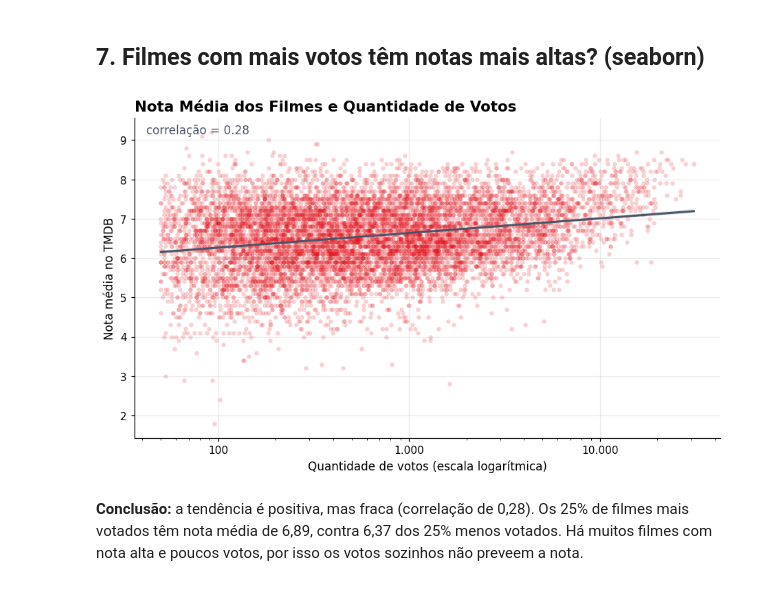
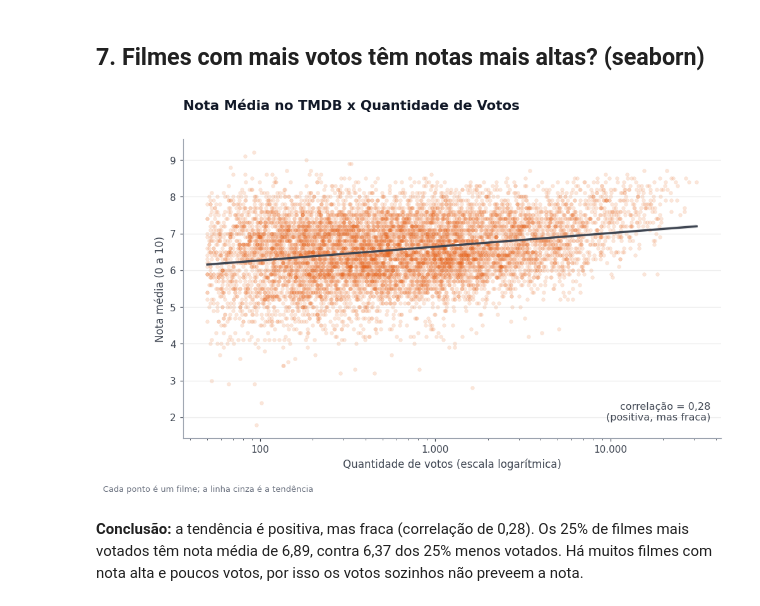
Before and after one commit to Mv1xx/Project_DataViz, a Jupyter notebook: notebooks/02_graficos.ipynb, the cells around one changed output. Saved outputs shown, nothing was run; the diff lists cells and outputs as text; code cells hidden in the pictures.

```diff
--- a/notebooks/02_graficos.ipynb
+++ b/notebooks/02_graficos.ipynb
@@ -6,12 +6,21 @@ import numpy as np
 import pandas as pd
 import matplotlib.pyplot as plt
 import matplotlib.ticker as mtick
+from matplotlib.colors import LogNorm
 import seaborn as sns
+import cartopy.crs as ccrs
+import cartopy.io.shapereader as shpreader
 
 sys.path.append("..")
-from src.utils import LIMPOS, COR_MUSICA, COR_FILME, COR_NEUTRA, estilo, salvar
+from src.utils import (LIMPOS, COR_MUSICA, COR_MUSICA_CLARA, COR_FILME, COR_FILME_CLARA,
+                       COR_CINZA, COR_TEXTO, FONTE_MUSICAS, FONTE_FILMES,
+                       estilo, titulos, fonte, salvar)
 
 estilo()
+
+def br(x, casas=1):
+    """Formata número no padrão brasileiro (vírgula decimal, ponto no milhar)."""
+    return f"{x:,.{casas}f}".replace(",", "X").replace(".", ",").replace("X", ".")
 
 musicas = pd.read_csv(LIMPOS / "musicas_limpas.csv")
 musicas_unicas = musicas.drop_duplicates(subset="id_musica")
@@ -19,7 +28,12 @@ filmes = pd.read_csv(LIMPOS / "filmes_limpos.csv")
 filmes_generos = pd.read_csv(LIMPOS / "filmes_generos.csv")
 por_ano = pd.read_csv(LIMPOS / "musicas_filmes_por_ano.csv")
 
-conf = filmes[filmes["nota_confiavel"]]
+conf = filmes[filmes["nota_confiavel"]]   # filmes com 50 votos ou mais
+
+ANO_MUS = f"{musicas_unicas['ano_lancamento'].min()} a {musicas_unicas['ano_lancamento'].max()}"
+ANO_FIL = f"{filmes['ano'].min()} a {filmes['ano'].max()}"
+print("Músicas:", len(musicas_unicas), "| período:", ANO_MUS)
+print("Filmes:", len(filmes), "| período:", ANO_FIL)
 
 GENEROS_FILME = {
     "Documentary": "Documentário", "History": "História", "Music": "Música", "War": "Guerra",
@@ -180,21 +229,26 @@ plt.show()
 # %%
 r = np.corrcoef(conf["qtd_votos"], conf["nota_media"])[0, 1]
 
-fig, ax = plt.subplots()
-sns.scatterplot(data=conf, x="qtd_votos", y="nota_media", color=COR_FILME, alpha=0.18,
+fig, ax = plt.subplots(figsize=(10, 5.6))
+sns.scatterplot(data=conf, x="qtd_votos", y="nota_media", color=COR_FILME, alpha=0.15,
                 s=14, edgecolor=None, ax=ax)
 sns.regplot(data=conf, x="qtd_votos", y="nota_media", logx=True, scatter=False,
-            color=COR_NEUTRA, line_kws={"linewidth": 2}, ax=ax)
+            color=COR_TEXTO, line_kws={"linewidth": 2.2}, ax=ax)
 ax.set_xscale("log")
-ax.xaxis.set_major_formatter(mtick.FuncFormatter(lambda x, _: f"{x:,.0f}".replace(",", ".")))
-ax.text(0.02, 0.95, f"correlação = {r:.2f}", transform=ax.transAxes, color=COR_NEUTRA, fontsize=11)
-ax.set_title("Nota Média dos Filmes e Quantidade de Votos")
+ax.xaxis.set_major_formatter(mtick.FuncFormatter(lambda x, _: br(x, 0)))
+ax.text(0.98, 0.06, f"correlação = {br(r, 2)}\n(positiva, mas fraca)", transform=ax.transAxes,
+        ha="right", color=COR_TEXTO, fontsize=10.5)
+
+titulos(ax, "Nota Média no TMDB x Quantidade de Votos",
+        f"")
 ax.set_xlabel("Quantidade de votos (escala logarítmica)")
-ax.set_ylabel("Nota média no TMDB")
+ax.set_ylabel("Nota média (0 a 10)")
+ax.grid(axis="y", alpha=0.25)
+fonte(fig,"Cada ponto é um filme; a linha cinza é a tendência")
 salvar(fig, "07_votos_x_nota")
 plt.show()
 # %% [output]
-[figure, old version]
+[figure, new version]
 # %% [markdown]
 **Conclusão:** a tendência é positiva, mas fraca (correlação de 0,28). Os 25% de filmes mais votados têm nota média de 6,89, contra 6,37 dos 25% menos votados. Há muitos filmes com nota alta e poucos votos, por isso os votos sozinhos não preveem a nota.
 # %% [markdown]
```
Also changed, not shown: parts of 16 cells of this notebook, 12 other files.
